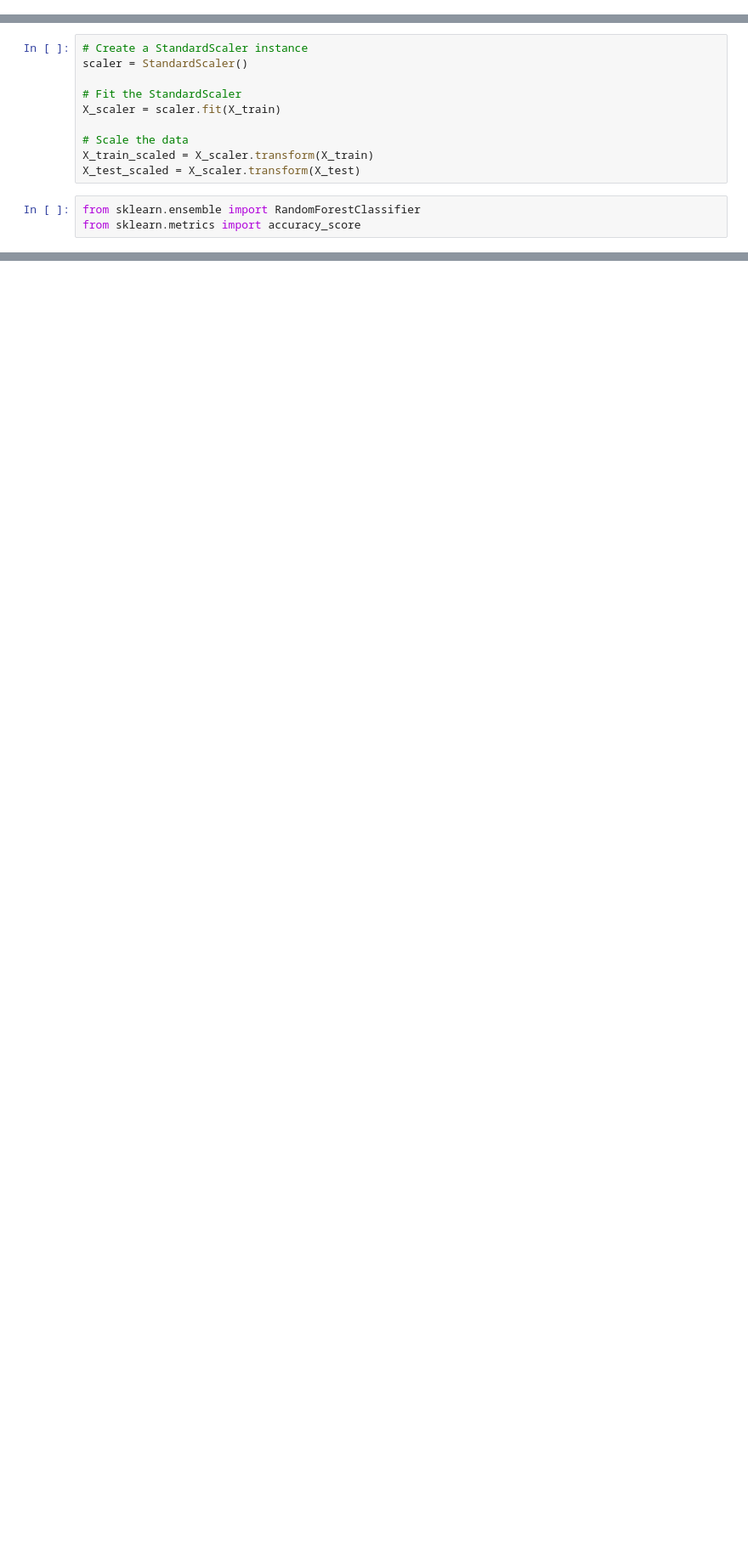
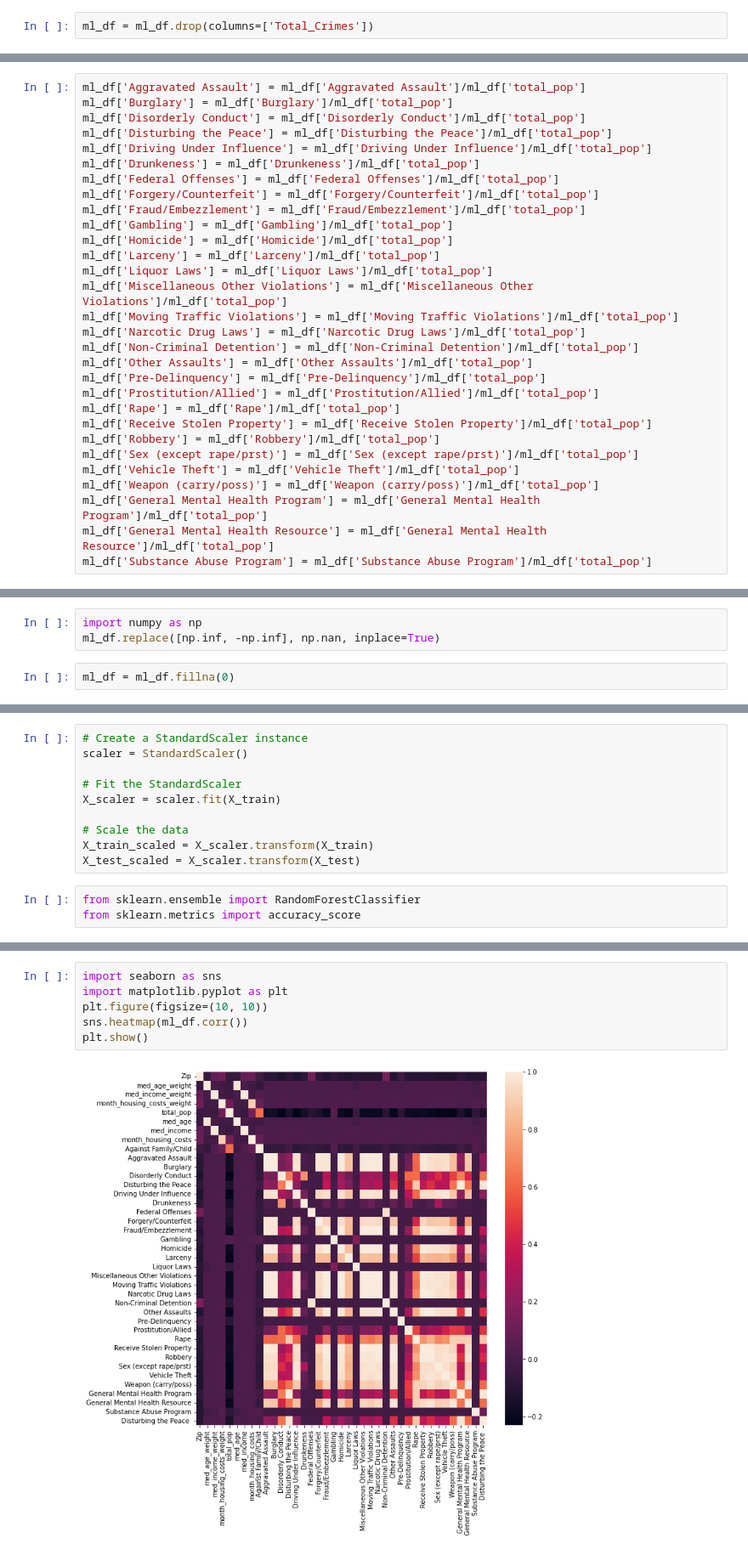
Before and after one commit to jwygonik/Crime_Analysis, a Jupyter notebook: Machine_Learning_Database_Connection.ipynb, the cells around one changed output, grey strips where cells are left out. Shown at 85% size. Drawn from its saved outputs; the diff is of its cells as text; blank space fills up the shorter version.

Commit message:
updating ranked importances, and machine learning - set up random forest classifier and random forest regressor, and added correlation matrix

```diff
--- a/Machine_Learning_Database_Connection.ipynb
+++ b/Machine_Learning_Database_Connection.ipynb
@@ -77,0 +153,2 @@ ml_df = ml_df[ml_df.Zip.isin(to_drop) == False]
+# %%
+ml_df = ml_df.drop(columns=['Total_Crimes'])
@@ -77,0 +186,30 @@ ml_df = ml_df[ml_df.Zip.isin(to_drop) == False]
+# %%
+ml_df['Aggravated Assault'] = ml_df['Aggravated Assault']/ml_df['total_pop']
+ml_df['Burglary'] = ml_df['Burglary']/ml_df['total_pop']
+ml_df['Disorderly Conduct'] = ml_df['Disorderly Conduct']/ml_df['total_pop']
+ml_df['Disturbing the Peace'] = ml_df['Disturbing the Peace']/ml_df['total_pop']
+ml_df['Driving Under Influence'] = ml_df['Driving Under Influence']/ml_df['total_pop']
+ml_df['Drunkeness'] = ml_df['Drunkeness']/ml_df['total_pop']
+ml_df['Federal Offenses'] = ml_df['Federal Offenses']/ml_df['total_pop']
+ml_df['Forgery/Counterfeit'] = ml_df['Forgery/Counterfeit']/ml_df['total_pop']
+ml_df['Fraud/Embezzlement'] = ml_df['Fraud/Embezzlement']/ml_df['total_pop']
+ml_df['Gambling'] = ml_df['Gambling']/ml_df['total_pop']
+ml_df['Homicide'] = ml_df['Homicide']/ml_df['total_pop']
+ml_df['Larceny'] = ml_df['Larceny']/ml_df['total_pop']
+ml_df['Liquor Laws'] = ml_df['Liquor Laws']/ml_df['total_pop']
+ml_df['Miscellaneous Other Violations'] = ml_df['Miscellaneous Other Violations']/ml_df['total_pop']
+ml_df['Moving Traffic Violations'] = ml_df['Moving Traffic Violations']/ml_df['total_pop']
+ml_df['Narcotic Drug Laws'] = ml_df['Narcotic Drug Laws']/ml_df['total_pop']
+ml_df['Non-Criminal Detention'] = ml_df['Non-Criminal Detention']/ml_df['total_pop']
+ml_df['Other Assaults'] = ml_df['Other Assaults']/ml_df['total_pop']
+ml_df['Pre-Delinquency'] = ml_df['Pre-Delinquency']/ml_df['total_pop']
+ml_df['Prostitution/Allied'] = ml_df['Prostitution/Allied']/ml_df['total_pop']
+ml_df['Rape'] = ml_df['Rape']/ml_df['total_pop']
+ml_df['Receive Stolen Property'] = ml_df['Receive Stolen Property']/ml_df['total_pop']
+ml_df['Robbery'] = ml_df['Robbery']/ml_df['total_pop']
+ml_df['Sex (except rape/prst)'] = ml_df['Sex (except rape/prst)']/ml_df['total_pop']
+ml_df['Vehicle Theft'] = ml_df['Vehicle Theft']/ml_df['total_pop']
+ml_df['Weapon (carry/poss)'] = ml_df['Weapon (carry/poss)']/ml_df['total_pop']
+ml_df['General Mental Health Program'] = ml_df['General Mental Health Program']/ml_df['total_pop']
+ml_df['General Mental Health Resource'] = ml_df['General Mental Health Resource']/ml_df['total_pop']
+ml_df['Substance Abuse Program'] = ml_df['Substance Abuse Program']/ml_df['total_pop']
@@ -78,3 +226,8 @@ ml_df = ml_df[ml_df.Zip.isin(to_drop) == False]
+# %%
+import numpy as np
+ml_df.replace([np.inf, -np.inf], np.nan, inplace=True)
+# %%
+ml_df = ml_df.fillna(0)
 # %%
 from sklearn.model_selection import train_test_split
 from sklearn.preprocessing import StandardScaler,OneHotEncoder
@@ -109,0 +278,8 @@ print(f" Random forest predictive accuracy: {accuracy_score(y_test,y_pred):.3f}"
+# %%
+import seaborn as sns
+import matplotlib.pyplot as plt
+plt.figure(figsize=(10, 10))
+sns.heatmap(ml_df.corr())
+plt.show()
+# %% [output]
+[figure, added]
```
Also changed, not shown: parts of 14 cells of this notebook, 3 other files.
